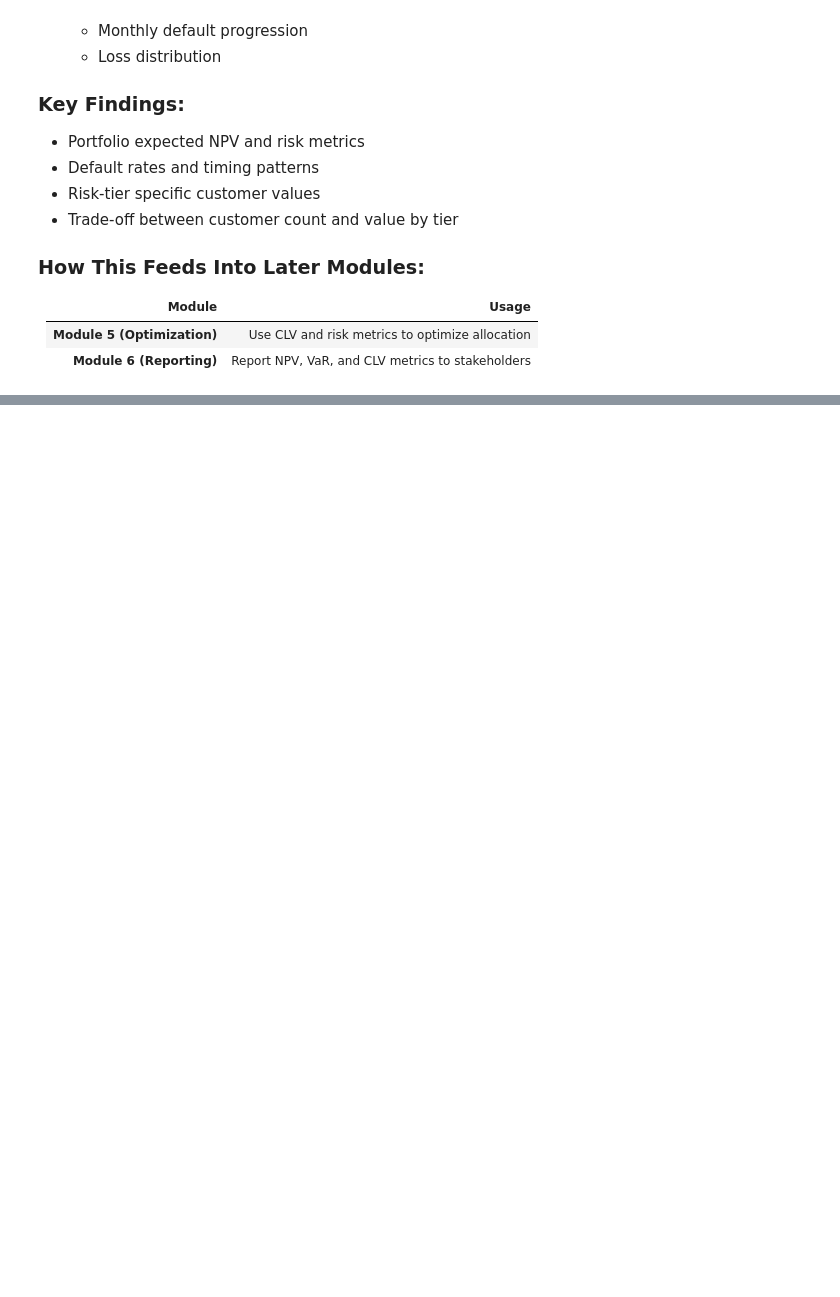
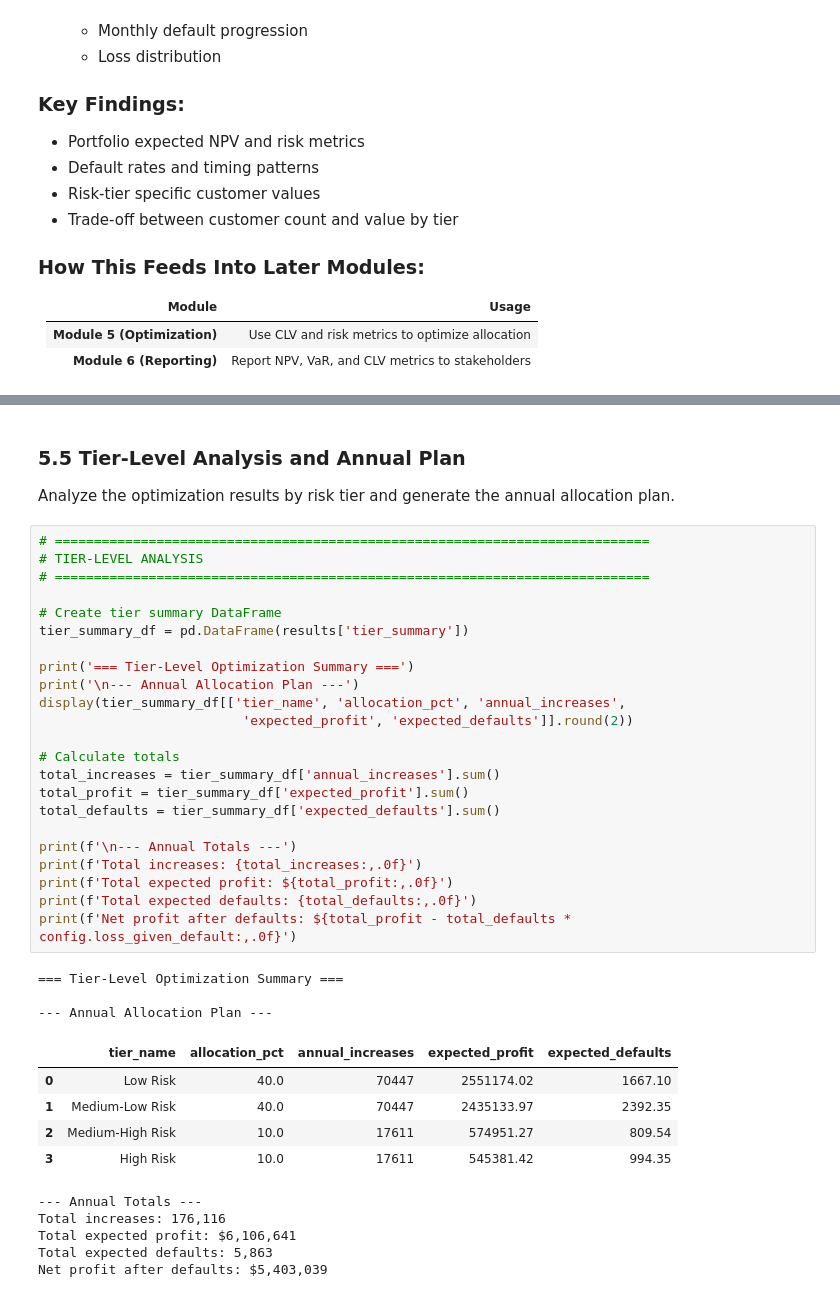
Before and after one commit to ashsweet/Loan_Limit_optimization, a Jupyter notebook: loan_limit_optimization.ipynb, the cells around one changed output, grey strips where cells are left out. Cells and saved outputs as stored; diff of their text form; blank space fills up the shorter version.

```diff
--- a/loan_limit_optimization.ipynb
+++ b/loan_limit_optimization.ipynb
@@ -4636,0 +5126,41 @@ Files generated:
+# %% [markdown]
+### 5.5 Tier-Level Analysis and Annual Plan
+
+Analyze the optimization results by risk tier and generate the annual allocation plan.
+# %%
+# ============================================================================
+# TIER-LEVEL ANALYSIS
+# ============================================================================
+
+# Create tier summary DataFrame
+tier_summary_df = pd.DataFrame(results['tier_summary'])
+
+print('=== Tier-Level Optimization Summary ===')
+print('\n--- Annual Allocation Plan ---')
+display(tier_summary_df[['tier_name', 'allocation_pct', 'annual_increases',
+                          'expected_profit', 'expected_defaults']].round(2))
+
+# Calculate totals
+total_increases = tier_summary_df['annual_increases'].sum()
+total_profit = tier_summary_df['expected_profit'].sum()
+total_defaults = tier_summary_df['expected_defaults'].sum()
+
+print(f'\n--- Annual Totals ---')
+print(f'Total increases: {total_increases:,.0f}')
+print(f'Total expected profit: ${total_profit:,.0f}')
+print(f'Total expected defaults: {total_defaults:,.0f}')
+print(f'Net profit after defaults: ${total_profit - total_defaults * config.loss_given_default:,.0f}')
+# %% [output]
+=== Tier-Level Optimization Summary ===
+
+--- Annual Allocation Plan ---
+|  | tier_name | allocation_pct | annual_increases | expected_profit | expected_defaults |
+| 0 | Low Risk | 40.0 | 70447 | 2551174.02 | 1667.10 |
+| 1 | Medium-Low Risk | 40.0 | 70447 | 2435133.97 | 2392.35 |
+| 2 | Medium-High Risk | 10.0 | 17611 | 574951.27 | 809.54 |
+| 3 | High Risk | 10.0 | 17611 | 545381.42 | 994.35 |
+--- Annual Totals ---
+Total increases: 176,116
+Total expected profit: $6,106,641
+Total expected defaults: 5,863
+Net profit after defaults: $5,403,039
```
Also changed, not shown: parts of 21 cells of this notebook, 7 other files.
